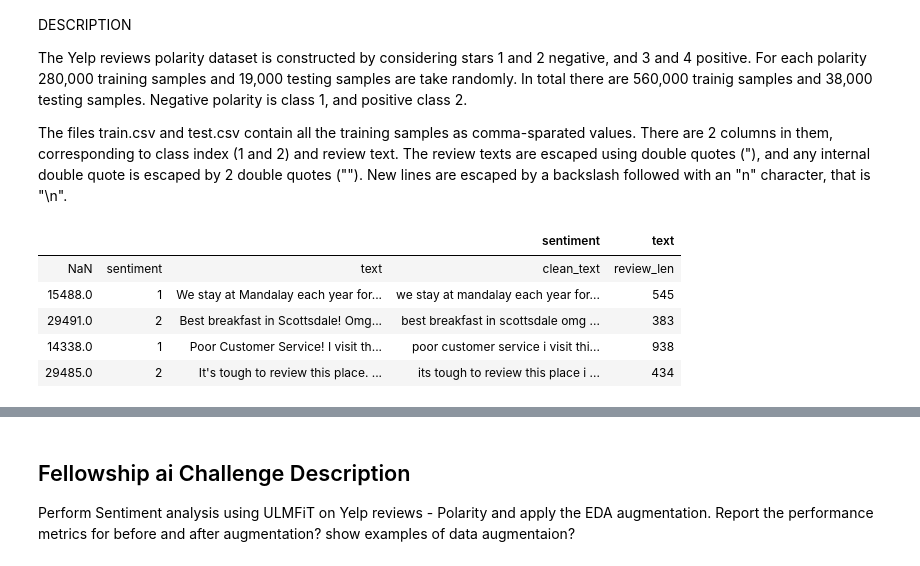
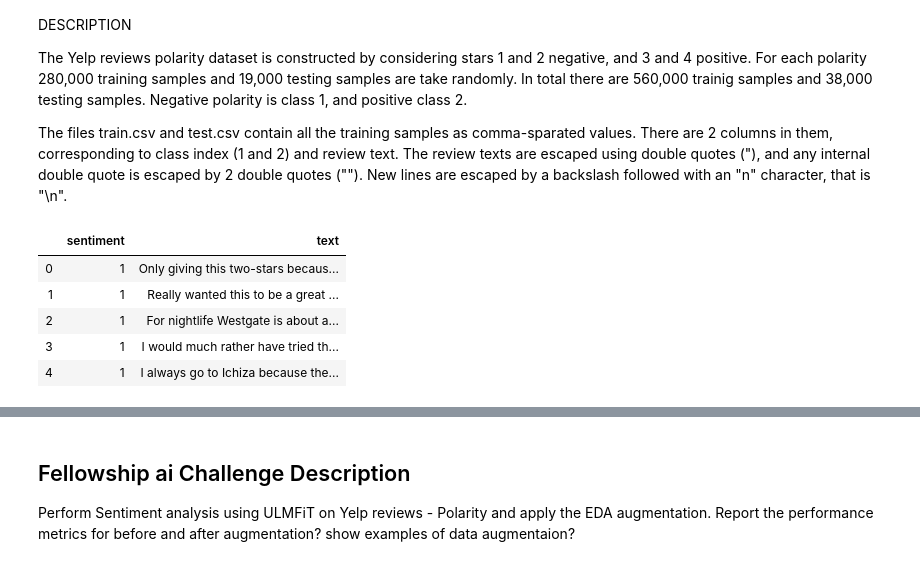
Before and after one commit to merrillm1/sentiment_analysis_with_ULMFiT, a Jupyter notebook: Fellowship-ai_challenge_solution.ipynb, the cells around one changed output, grey strips where cells are left out. Cells and saved outputs as stored; diff of their text form; code cells hidden in the pictures.

```diff
--- a/Fellowship-ai_challenge_solution.ipynb
+++ b/Fellowship-ai_challenge_solution.ipynb
@@ -52,12 +54,16 @@ read_in_data(df_names, directory)
+# %%
+sample_size = 1000
+train_sample = train.groupby('sentiment').apply(lambda x: x.sample(sample_size))[['sentiment', 'text']]\
+                                         .reset_index(drop=True)
 # %%
-train.head()
+train_sample.head()
 # %% [output]
-|  |  |  | sentiment | text |
-| NaN | sentiment | text | clean_text | review_len |
-| 15488.0 | 1 | We stay at Mandalay each year for... | we stay at mandalay each year for... | 545 |
-| 29491.0 | 2 | Best breakfast in Scottsdale! Omg... | best breakfast in scottsdale omg ... | 383 |
-| 14338.0 | 1 | Poor Customer Service! I visit th... | poor customer service i visit thi... | 938 |
-| 29485.0 | 2 | It's tough to review this place. ... | its tough to review this place i ... | 434 |
+|  | sentiment | text |
+| 0 | 1 | Only giving this two-stars becaus... |
+| 1 | 1 | Really wanted this to be a great ... |
+| 2 | 1 | For nightlife Westgate is about a... |
+| 3 | 1 | I would much rather have tried th... |
+| 4 | 1 | I always go to Ichiza because the... |
 # %%
 test.head()
 # %% [output]
```
Also changed, not shown: parts of 37 cells of this notebook, 15 other files.
